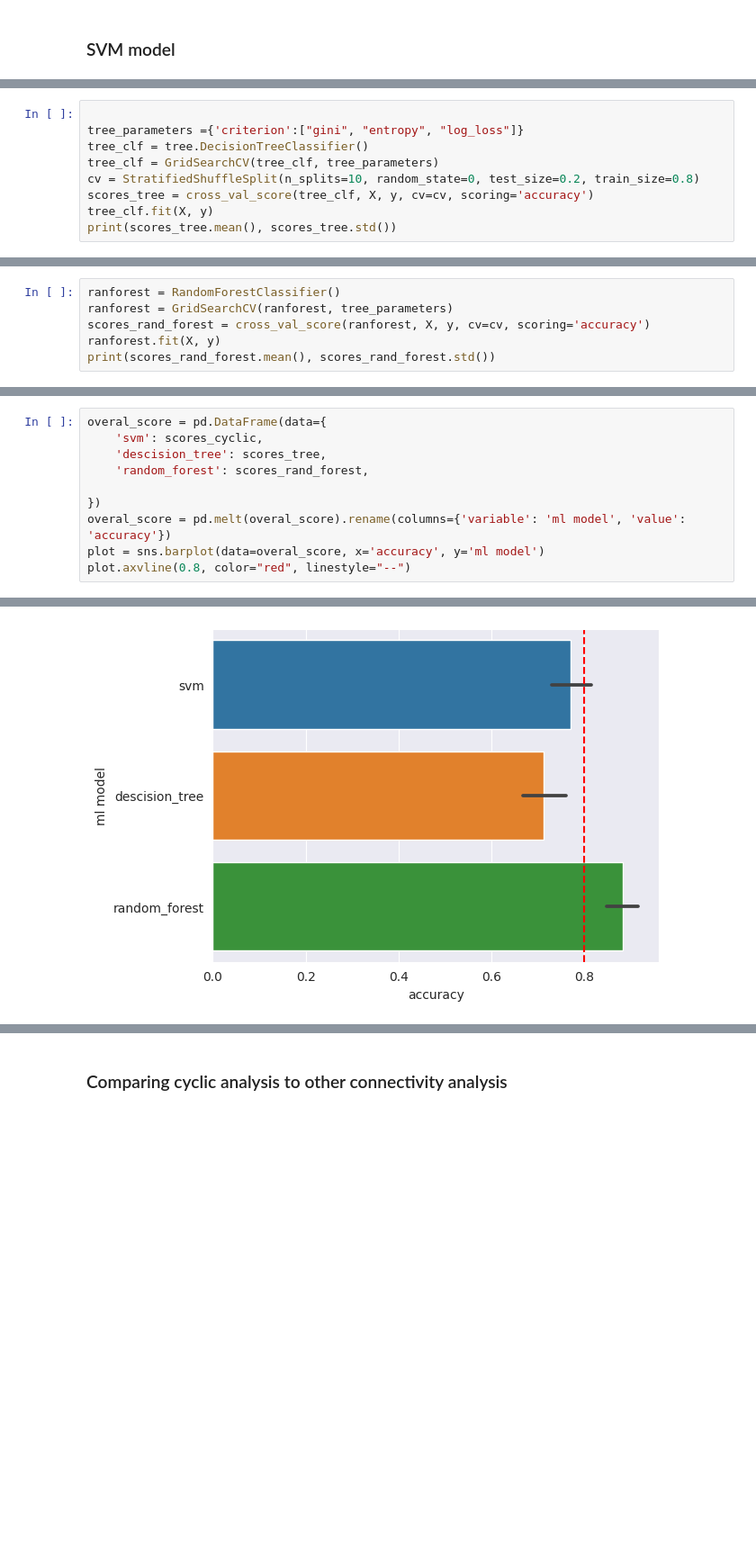
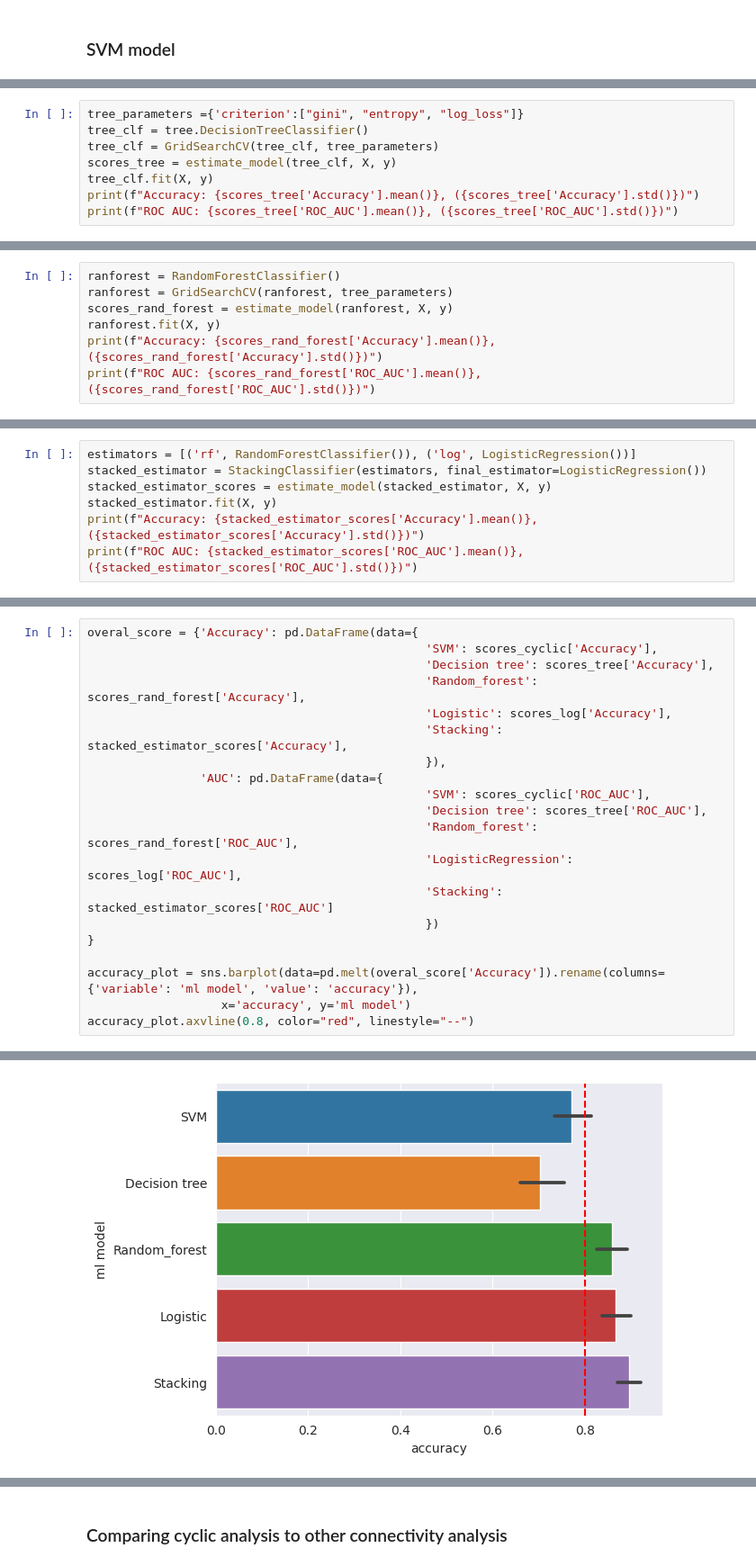
Before and after one commit to WMDA/socio-emotion-cognition, a Jupyter notebook: resting/view_output/testing_workflow.ipynb, the cells around one changed output, grey strips where cells are left out. Shown at 90% size. Cells and saved outputs as stored; diff of their text form; blank space fills up the shorter version.

Commit message:
put code to test multiple ml models and start to extract biomarker information

```diff
--- a/resting/view_output/testing_workflow.ipynb
+++ b/resting/view_output/testing_workflow.ipynb
@@ -77,10 +100,9 @@ print(scores_cyclic.mean(), scores_cyclic.std())
 # %%
-
 tree_parameters ={'criterion':["gini", "entropy", "log_loss"]}
 tree_clf = tree.DecisionTreeClassifier()
 tree_clf = GridSearchCV(tree_clf, tree_parameters)
-cv = StratifiedShuffleSplit(n_splits=10, random_state=0, test_size=0.2, train_size=0.8)
-scores_tree = cross_val_score(tree_clf, X, y, cv=cv, scoring='accuracy')
+scores_tree = estimate_model(tree_clf, X, y)
 tree_clf.fit(X, y)
-print(scores_tree.mean(), scores_tree.std())
+print(f"Accuracy: {scores_tree['Accuracy'].mean()}, ({scores_tree['Accuracy'].std()})")
+print(f"ROC AUC: {scores_tree['ROC_AUC'].mean()}, ({scores_tree['ROC_AUC'].std()})")
 # %% [output]
@@ -88,7 +111,8 @@ print(scores_tree.mean(), scores_tree.std())
 # %%
 ranforest = RandomForestClassifier()
 ranforest = GridSearchCV(ranforest, tree_parameters)
-scores_rand_forest = cross_val_score(ranforest, X, y, cv=cv, scoring='accuracy')
+scores_rand_forest = estimate_model(ranforest, X, y)
 ranforest.fit(X, y)
-print(scores_rand_forest.mean(), scores_rand_forest.std())
+print(f"Accuracy: {scores_rand_forest['Accuracy'].mean()}, ({scores_rand_forest['Accuracy'].std()})")
+print(f"ROC AUC: {scores_rand_forest['ROC_AUC'].mean()}, ({scores_rand_forest['ROC_AUC'].std()})")
 # %% [output]
@@ -95,0 +121,7 @@ print(scores_rand_forest.mean(), scores_rand_forest.std())
+# %%
+estimators = [('rf', RandomForestClassifier()), ('log', LogisticRegression())]
+stacked_estimator = StackingClassifier(estimators, final_estimator=LogisticRegression())
+stacked_estimator_scores = estimate_model(stacked_estimator, X, y)
+stacked_estimator.fit(X, y)
+print(f"Accuracy: {stacked_estimator_scores['Accuracy'].mean()}, ({stacked_estimator_scores['Accuracy'].std()})")
+print(f"ROC AUC: {stacked_estimator_scores['ROC_AUC'].mean()}, ({stacked_estimator_scores['ROC_AUC'].std()})")
@@ -98,13 +133,23 @@ Plot the accuracy of all three ml models
 # %%
-overal_score = pd.DataFrame(data={
-    'svm': scores_cyclic,
-    'descision_tree': scores_tree,
-    'random_forest': scores_rand_forest,
+overal_score = {'Accuracy': pd.DataFrame(data={
+                                                'SVM': scores_cyclic['Accuracy'],
+                                                'Decision tree': scores_tree['Accuracy'],
+                                                'Random_forest': scores_rand_forest['Accuracy'],
+                                                'Logistic': scores_log['Accuracy'],
+                                                'Stacking': stacked_estimator_scores['Accuracy'],
+                                                }),
+                'AUC': pd.DataFrame(data={
+                                                'SVM': scores_cyclic['ROC_AUC'],
+                                                'Decision tree': scores_tree['ROC_AUC'],
+                                                'Random_forest': scores_rand_forest['ROC_AUC'],
+                                                'LogisticRegression': scores_log['ROC_AUC'],
+                                                'Stacking': stacked_estimator_scores['ROC_AUC']
+                                                })
+}
 
-})
-overal_score = pd.melt(overal_score).rename(columns={'variable': 'ml model', 'value': 'accuracy'})
-plot = sns.barplot(data=overal_score, x='accuracy', y='ml model')
-plot.axvline(0.8, color="red", linestyle="--")
+accuracy_plot = sns.barplot(data=pd.melt(overal_score['Accuracy']).rename(columns={'variable': 'ml model', 'value': 'accuracy'}),
+                   x='accuracy', y='ml model')
+accuracy_plot.axvline(0.8, color="red", linestyle="--")
 # %% [output]
 <matplotlib.lines.Line2D at 0x...>
-[figure, old version]
+[figure, new version]
```
Also changed, not shown: parts of 40 cells of this notebook.
